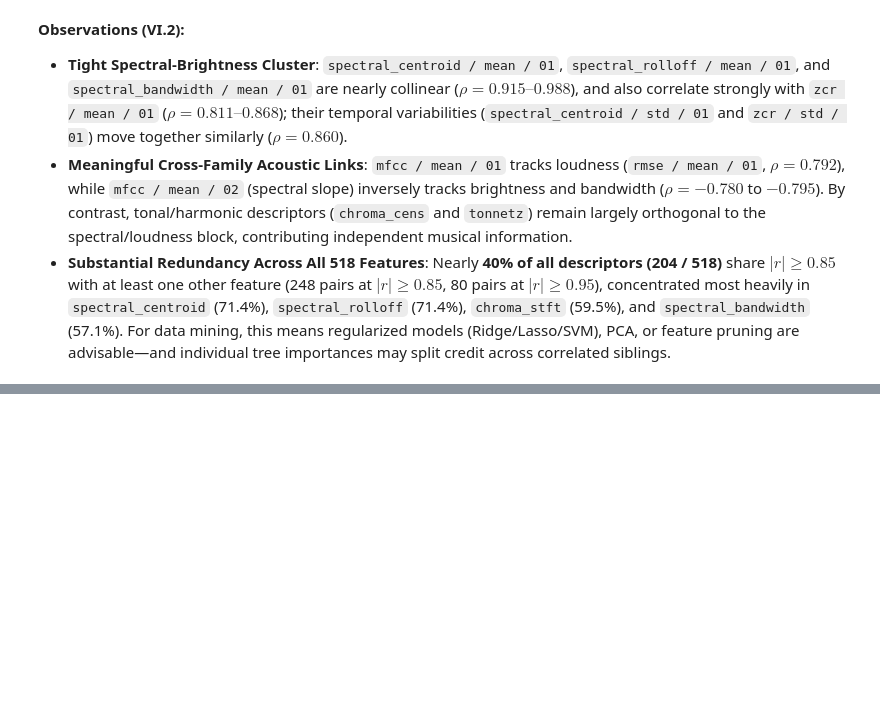
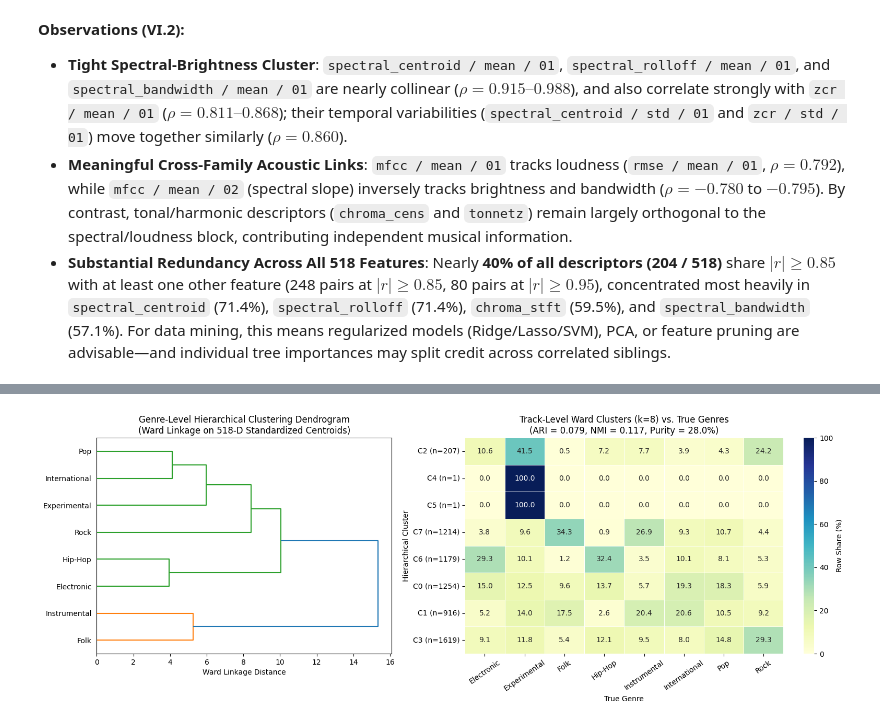
Before and after one commit to daqhi/Music-Genre-Classification, a Jupyter notebook: music_genre_classification.ipynb, the cells around one changed output, grey strips where cells are left out. Saved outputs shown, nothing was run; the diff lists cells and outputs as text; code cells hidden in the pictures; blank space fills up the shorter version.

```diff
--- a/music_genre_classification.ipynb
+++ b/music_genre_classification.ipynb
@@ -2274,0 +1655,90 @@ While this EDA establishes a clean, leakage-free baseline and strong exploratory
+# %%
+# VI.5 Unsupervised Acoustic Structure via Hierarchical Clustering (Training Split)
+from sklearn.preprocessing import StandardScaler
+from sklearn.cluster import AgglomerativeClustering
+from sklearn.metrics import adjusted_rand_score, normalized_mutual_info_score
+from scipy.cluster.hierarchy import linkage, dendrogram
+
+train_mask = clean_tracks[('set', 'split')] == 'training'
+X_train_raw = clean_features.loc[train_mask]
+y_train_labels = clean_tracks.loc[train_mask, ('track', 'genre_top')]
+genres = sorted(y_train_labels.unique())
+
+scaler = StandardScaler()
+X_train_scaled = scaler.fit_transform(X_train_raw)
+X_train_z_df = pd.DataFrame(X_train_scaled, index=X_train_raw.index, columns=X_train_raw.columns)
+
+# 1. Genre-level Ward Hierarchical Clustering on standardized 518-D genre centroids
+genre_centroids = X_train_z_df.groupby(y_train_labels).mean().loc[genres]
+Z_genre = linkage(genre_centroids.values, method='ward')
+
+# Print pairwise centroid merge order
+print("=== Genre-Level Hierarchical Clustering (Ward Linkage on 518-D Standardized Centroids) ===")
+merge_labels = list(genres)
+for step_idx, row in enumerate(Z_genre, start=1):
+    a, b, dist, cnt = int(row[0]), int(row[1]), row[2], int(row[3])
+    new_name = f"({merge_labels[a]} + {merge_labels[b]})"
+    merge_labels.append(new_name)
+    print(f"Merge {step_idx}: {merge_labels[a]}  <-->  {merge_labels[b]}  | Ward distance = {dist:.2f}")
+
+# 2. Track-level Agglomerative Hierarchical Clustering (k = 8, Ward linkage)
+hc = AgglomerativeClustering(n_clusters=8, linkage='ward')
+cluster_ids = hc.fit_predict(X_train_scaled)
+
+ari = adjusted_rand_score(y_train_labels, cluster_ids)
+nmi = normalized_mutual_info_score(y_train_labels, cluster_ids)
+ct_counts = pd.crosstab(pd.Series(cluster_ids, name='Cluster'), y_train_labels.values)
+ct_counts.columns.name = 'True Genre'
+purity = ct_counts.max(axis=1).sum() / len(y_train_labels)
+
+print("\n=== Track-Level Agglomerative Hierarchical Clustering (k = 8, Ward Linkage) ===")
+print(f"Adjusted Rand Index (ARI)          : {ari:.4f}")
+print(f"Normalized Mutual Information (NMI): {nmi:.4f}")
+print(f"Overall Cluster Purity             : {purity * 100:.2f}% (random baseline: 12.50%)")
+
+# Order clusters by dominant genre for readable heatmap
+dom_genre = ct_counts.idxmax(axis=1)
+cluster_order = ct_counts.assign(_dom=dom_genre, _max=ct_counts.max(axis=1)).sort_values(['_dom', '_max'], ascending=[True, False]).index
+ct_ordered = ct_counts.loc[cluster_order]
+ct_pct = ct_ordered.div(ct_ordered.sum(axis=1), axis=0) * 100
+
+summary_clusters = pd.DataFrame({
+    'Cluster': [f'C{c}' for c in ct_ordered.index],
+    'Size': ct_ordered.sum(axis=1).values,
+    'Dominant_Genre': ct_ordered.idxmax(axis=1).values,
+    'Dominant_Share_Pct': ct_pct.max(axis=1).values.round(1),
+})
+display(summary_clusters)
+
+# 3. Visualize Genre Dendrogram & Track Cluster-vs-Genre Alignment Heatmap
+fig, axes = plt.subplots(1, 2, figsize=(16, 5.8), gridspec_kw={'width_ratios': [1.0, 1.35]})
+
+dendrogram(
+    Z_genre,
+    labels=genres,
+    orientation='right',
+    leaf_font_size=10,
+    color_threshold=0.7 * Z_genre[:, 2].max(),
+    ax=axes[0],
+)
+axes[0].set_title("Genre-Level Hierarchical Clustering Dendrogram\n(Ward Linkage on 518-D Standardized Centroids)")
+axes[0].set_xlabel("Ward Linkage Distance")
+
+sns.heatmap(
+    ct_pct,
+    annot=True,
+    fmt='.1f',
+    cmap='YlGnBu',
+    linewidths=0.4,
+    yticklabels=[f"C{c} (n={ct_ordered.loc[c].sum()})" for c in ct_ordered.index],
+    cbar_kws={'label': 'Row Share (%)'},
+    ax=axes[1],
+)
+axes[1].set_title(f"Track-Level Ward Clusters (k=8) vs. True Genres\n(ARI = {ari:.3f}, NMI = {nmi:.3f}, Purity = {purity*100:.1f}%)")
+axes[1].set_xlabel("True Genre")
+axes[1].set_ylabel("Hierarchical Cluster")
+axes[1].tick_params(axis='x', rotation=35)
+
+plt.tight_layout()
+plt.show()
+# %% [output]
@@ -2274,0 +1767 @@ While this EDA establishes a clean, leakage-free baseline and strong exploratory
+[figure, added]
```
Also changed, not shown: parts of 63 cells of this notebook.
